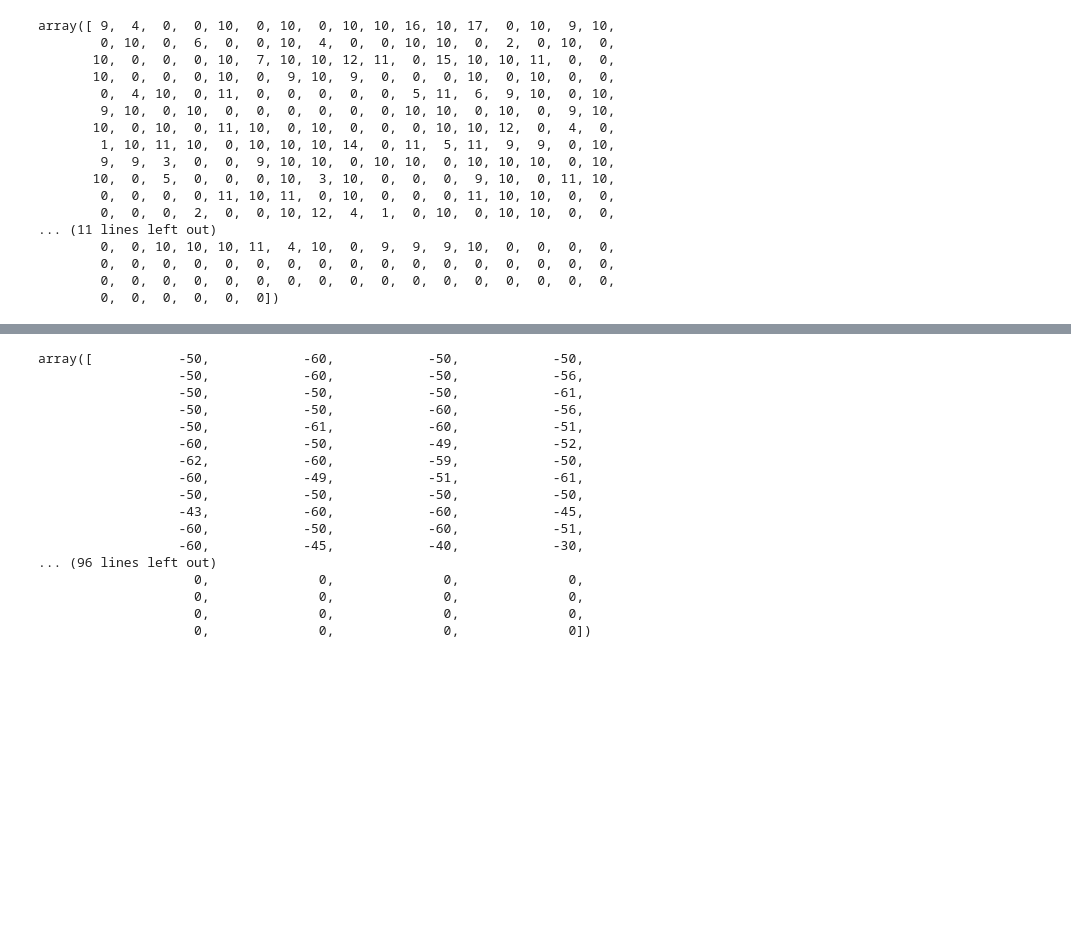
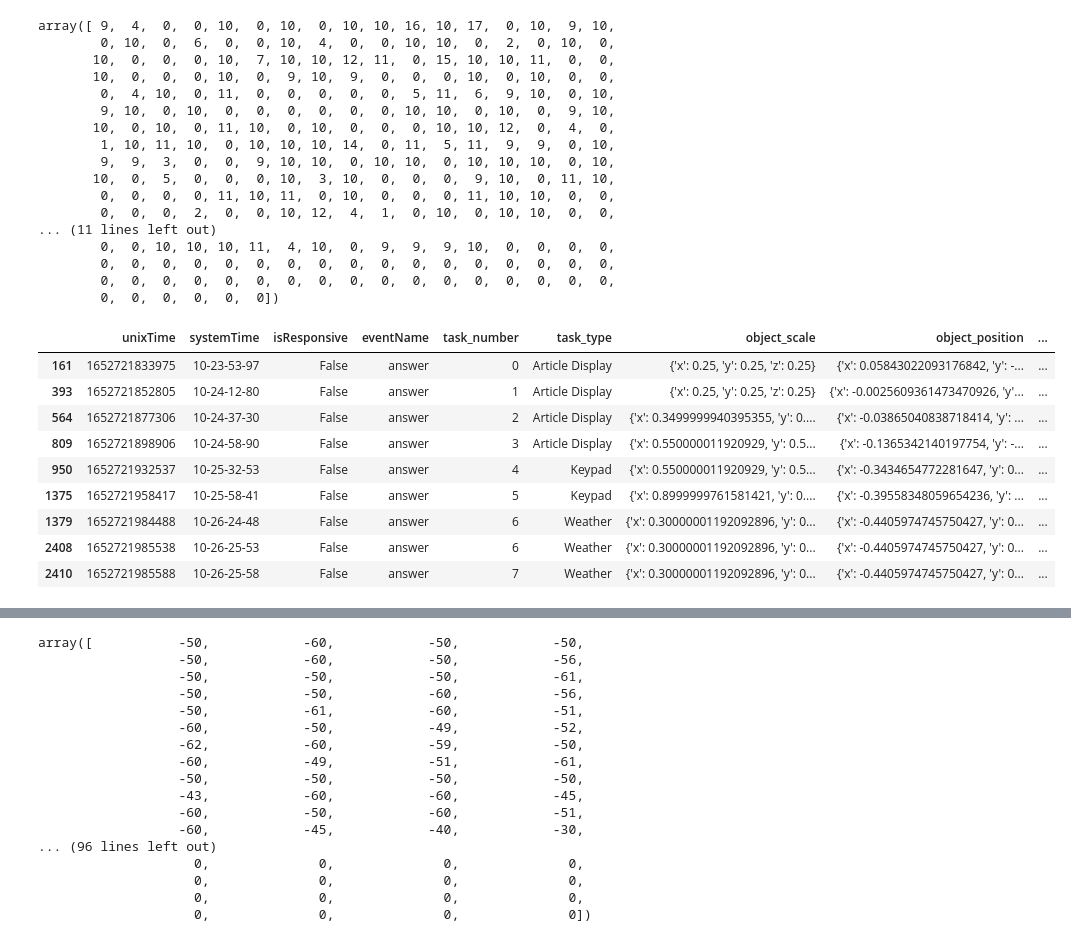
Before and after one commit to abbywysopal/ResponsiveAR, a Jupyter notebook: DataCollection/GenerateDF.ipynb, the cells around one changed output, grey strips where cells are left out. Saved outputs shown, nothing was run; the diff lists cells and outputs as text; code cells hidden in the pictures; blank space fills up the shorter version.

```diff
--- a/DataCollection/GenerateDF.ipynb
+++ b/DataCollection/GenerateDF.ipynb
@@ -319,6 +319,18 @@ array([ 9,  4,  0,  0, 10,  0, 10,  0, 10, 10, 16, 10, 17,  0, 10,  9, 10,
 # %%
 guessEvents = experimentDf.loc[experimentDf["eventName"] == "answer"]
 guessEvents.head(3)
 
-sessionsDf["Guesses"] = 0
+guessEvents = guessEvents.sort_values("unixTime")
+guessEvents.head(9)
+# %% [output]
+|  | unixTime | systemTime | isResponsive | eventName | task_number | task_type | object_scale | object_position | ... |
+| 161 | 1652721833975 | 10-23-53-97 | False | answer | 0 | Article Display | {'x': 0.25, 'y': 0.25, 'z': 0.25} | {'x': 0.05843022093176842, 'y': -... | ... |
+| 393 | 1652721852805 | 10-24-12-80 | False | answer | 1 | Article Display | {'x': 0.25, 'y': 0.25, 'z': 0.25} | {'x': -0.0025609361473470926, 'y'... | ... |
+| 564 | 1652721877306 | 10-24-37-30 | False | answer | 2 | Article Display | {'x': 0.3499999940395355, 'y': 0.... | {'x': -0.03865040838718414, 'y': ... | ... |
+| 809 | 1652721898906 | 10-24-58-90 | False | answer | 3 | Article Display | {'x': 0.550000011920929, 'y': 0.5... | {'x': -0.1365342140197754, 'y': -... | ... |
+| 950 | 1652721932537 | 10-25-32-53 | False | answer | 4 | Keypad | {'x': 0.550000011920929, 'y': 0.5... | {'x': -0.3434654772281647, 'y': 0... | ... |
+| 1375 | 1652721958417 | 10-25-58-41 | False | answer | 5 | Keypad | {'x': 0.8999999761581421, 'y': 0.... | {'x': -0.39558348059654236, 'y': ... | ... |
+| 1379 | 1652721984488 | 10-26-24-48 | False | answer | 6 | Weather | {'x': 0.30000001192092896, 'y': 0... | {'x': -0.4405974745750427, 'y': 0... | ... |
+| 2408 | 1652721985538 | 10-26-25-53 | False | answer | 6 | Weather | {'x': 0.30000001192092896, 'y': 0... | {'x': -0.4405974745750427, 'y': 0... | ... |
+| 2410 | 1652721985588 | 10-26-25-58 | False | answer | 7 | Weather | {'x': 0.30000001192092896, 'y': 0... | {'x': -0.4405974745750427, 'y': 0... | ... |
 # %%
```
Also changed, not shown: parts of 26 cells of this notebook, 21 other files.
